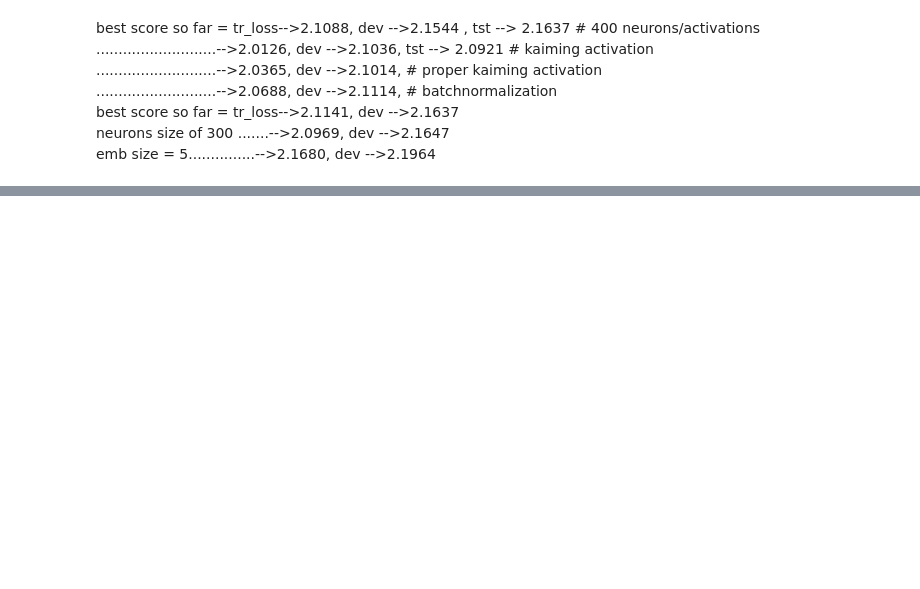
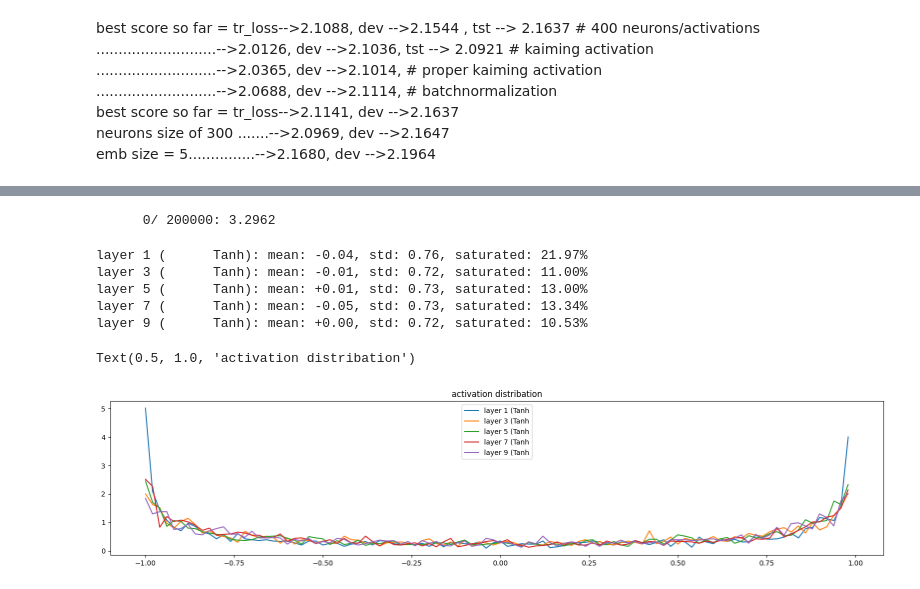
Before and after one commit to mtm-007/makemore_nlp, a Jupyter notebook: makemore_MLP.ipynb, the cells around one changed output, grey strips where cells are left out. Cells and saved outputs as stored; diff of their text form; code cells hidden in the pictures; blank space fills up the shorter version.

```diff
--- a/makemore_MLP.ipynb
+++ b/makemore_MLP.ipynb
@@ -391,0 +508,63 @@ for _ in range(20):
+# %%
+max_steps = 200000
+bs =32 # batch size
+lossi =[]
+ud = []
+
+for i in range(max_steps):
+
+    #contruct a minibatch
+    ix = torch.randint(0,Xtr.shape[0], (bs,), generator=g)
+    xb, yb = Xtr[ix], Ytr[ix] #batch of x and y
+
+    #forward pass
+    emb = C[xb] #embedd the characters into vectors
+    x = emb.view(emb.shape[0],-1) #concantenate the vectors
+    for layer in layers:
+        x = layer(x)
+    loss = F.cross_entropy(x, yb)
+
+    #backward
+    for layer in layers:
+        layer.out.retain_grad() # After debug: would take out retain_graph
+    for p in parameters:
+        p.grad = None
+    loss.backward()
+
+    #updating
+    lr = 0.1 if i < 100000 else 0.01    #step learing rate Decay
+    for p in parameters:
+        p.data += -lr*p.grad
+
+    #tracking stats
+    if i %10000==0:
+        print(f'{i:7d}/{max_steps:7d}: {loss.item():.4f}')
+    lossi.append(loss.log10().item())
+    with torch.no_grad():
+        ud.append([(lr*p.grad.std() / p.data.std()).log10().item() for p in parameters])
+
+    if i >= 1000:
+        break #after Debug: would take out to run full optimazation
+# %% [output]
+      0/ 200000: 3.2962
+# %%
+#visualize histogram of activations
+plt.figure(figsize=(20,4)) # width and height of the plot
+legends = []
+for i,layer in enumerate(layers[:-1]): #excluding the output layer
+    if isinstance(layer, Tanh):
+        t = layer.out
+        print('layer %d (%10s): mean: %+.2f, std: %.2f, saturated: %.2f%%' %(i, layer.__class__.__name__, t.mean(), t.std(), (t.abs() > 0.97).float().mean()*100))
+        hy, hx = torch.histogram(t, density=True)
+        plt.plot(hx[:-1].detach(), hy.detach())
+        legends.append(f'layer {i} ({layer.__class__.__name__}')
+plt.legend(legends);
+plt.title('activation distribation')
+# %% [output]
+layer 1 (      Tanh): mean: -0.04, std: 0.76, saturated: 21.97%
+layer 3 (      Tanh): mean: -0.01, std: 0.72, saturated: 11.00%
+layer 5 (      Tanh): mean: +0.01, std: 0.73, saturated: 13.00%
+layer 7 (      Tanh): mean: -0.05, std: 0.73, saturated: 13.34%
+layer 9 (      Tanh): mean: +0.00, std: 0.72, saturated: 10.53%
+Text(0.5, 1.0, 'activation distribation')
+[figure, added]
```
Also changed, not shown: parts of 25 cells of this notebook.
